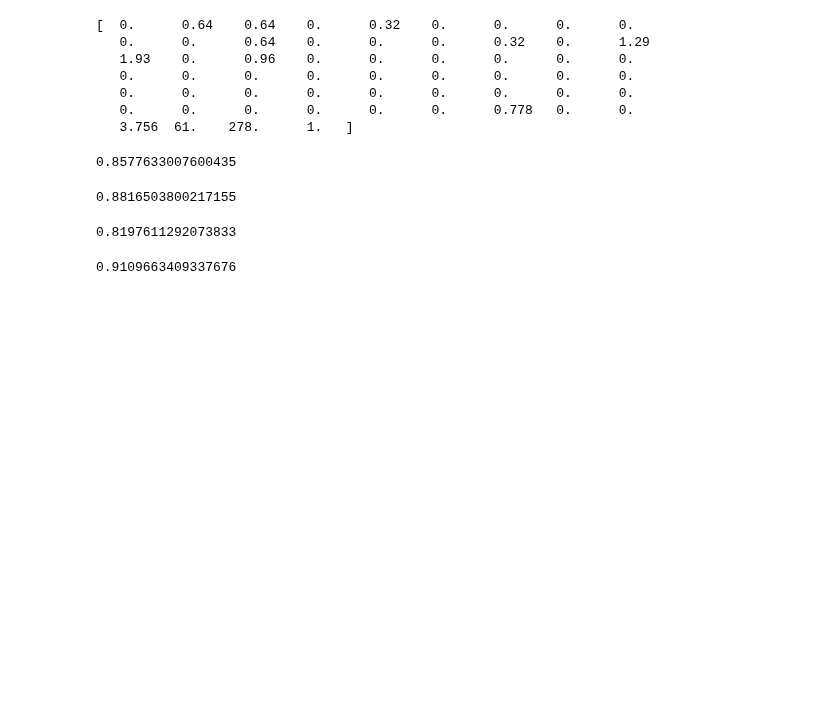
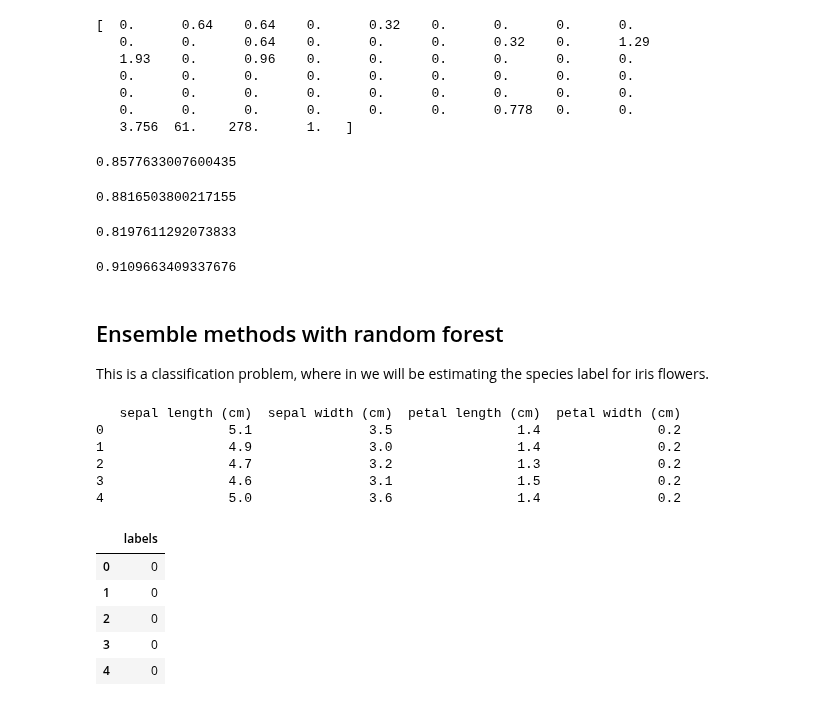
Before and after one commit to Mahdi90s/Python_repository, a Jupyter notebook: Python_Code/Python_Learning_Part2.ipynb, the cells around one changed output. Cells and saved outputs as stored; diff of their text form; code cells hidden in the pictures; blank space fills up the shorter version.

```diff
--- a/Python_Code/Python_Learning_Part2.ipynb
+++ b/Python_Code/Python_Learning_Part2.ipynb
@@ -1269,3 +1269,7 @@ y_pred = BernNB.predict(x_test)
 print(accuracy_score(y_expect, y_pred))
 # %% [output]
 0.9109663409337676
+# %% [markdown]
+## Ensemble methods with random forest
+
+This is a classification problem, where in we will be estimating the species label for iris flowers.
@@ -1271,0 +1278,26 @@ print(accuracy_score(y_expect, y_pred))
+# %%
+
+iris = datasets.load_iris()
+
+df = pd.DataFrame(iris.data, columns=iris.feature_names)
+y = pd.DataFrame(iris.target)
+# %%
+# change name of columns
+
+y.columns = ['labels']
+
+print(df.head())
+y[0:5]
+# %% [output]
+   sepal length (cm)  sepal width (cm)  petal length (cm)  petal width (cm)
+0                5.1               3.5                1.4               0.2
+1                4.9               3.0                1.4               0.2
+2                4.7               3.2                1.3               0.2
+3                4.6               3.1                1.5               0.2
+4                5.0               3.6                1.4               0.2
+|  | labels |
+| 0 | 0 |
+| 1 | 0 |
+| 2 | 0 |
+| 3 | 0 |
+| 4 | 0 |
```
Also changed, not shown: parts of 10 cells of this notebook.
